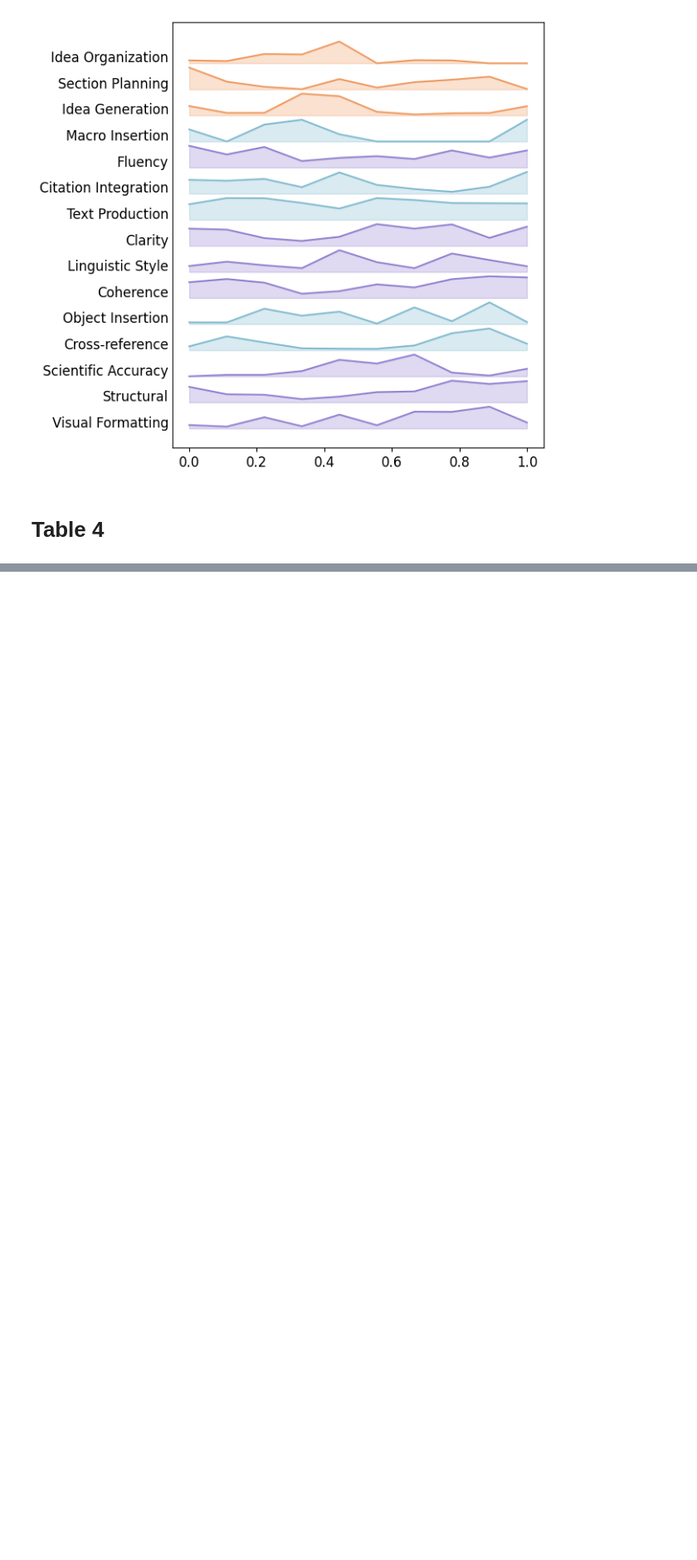
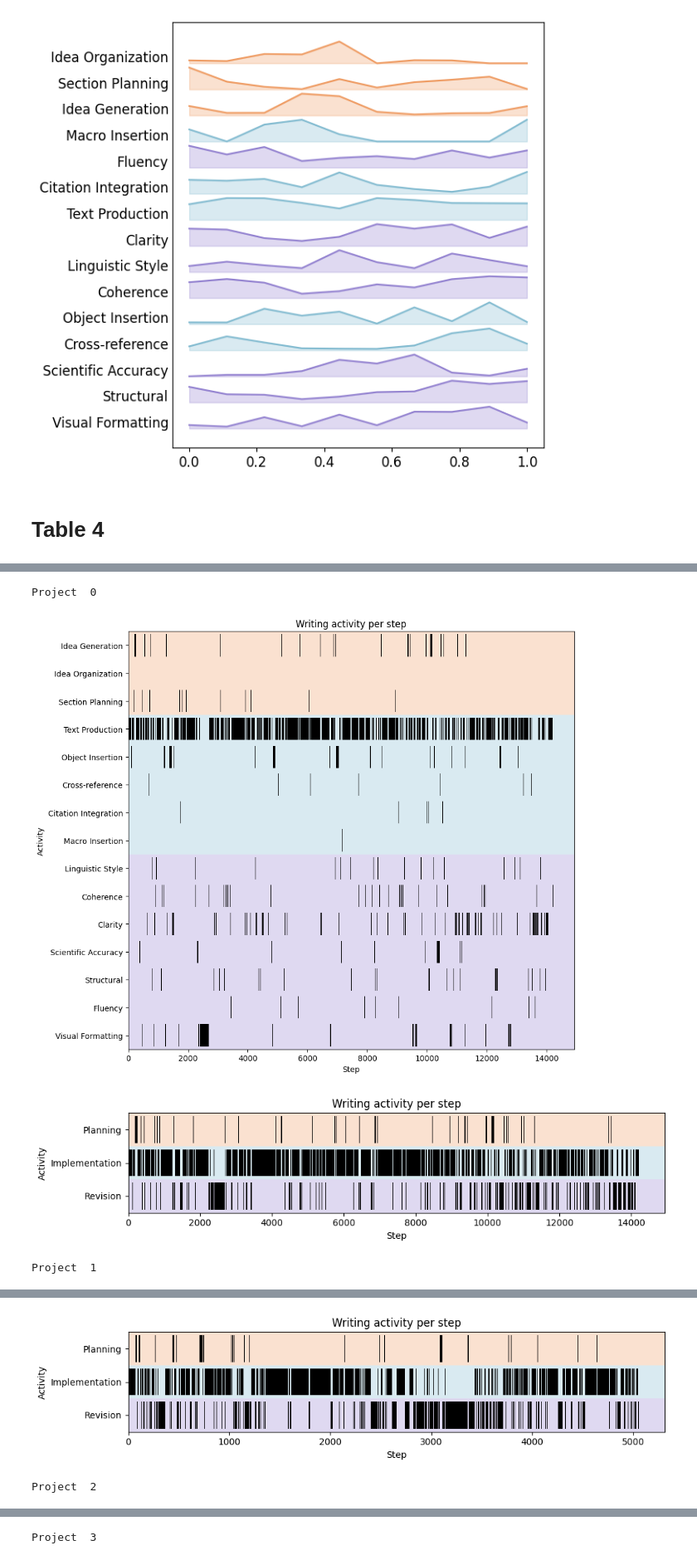
Before and after one commit to minnesotanlp/scholawrite, a Jupyter notebook: analysis/analysis.ipynb, the cells around one changed output, grey strips where cells are left out. Shown at 83% size. Cells and saved outputs as stored; diff of their text form; code cells hidden in the pictures; blank space fills up the shorter version.

Commit message:
Create writing activities graph

```diff
--- a/analysis/analysis.ipynb
+++ b/analysis/analysis.ipynb
@@ -111,7 +120,7 @@ def count_project_words(df, project_id):
 
   print("project_id:", project_id, "words added:", added, "words deleted:", deleted)
 
-for i in range(5):
+for i in all_project:
   count_project_words(df, i)
 # %% [output]
 project_id: 0 words added: 17387 words deleted: 11739
@@ -205,7 +213,8 @@ def plot_wasserstein_distance(data):
     plt.tight_layout()
     plt.show()
 # %%
-for pid in range(5):
+for pid in all_project:
+    print("Project ", pid)
     labels = df[df["project"]==pid]["label"]
     distr = get_label_distr(num_windows, labels)
 
@@ -294,7 +303,8 @@ def plot_distr_figure(distr_dict):
     plt.tight_layout()
     plt.show()
 # %%
-for pid in range(5):
+for pid in all_project:
+    print("Project", pid)
     labels = df[df["project"]==pid]["label"]
     distr = get_label_distr(num_windows, labels)
     plot_distr_figure(distr)
@@ -310,7 +325,7 @@ for pid in range(5):
 expected_order = planning_classes + implement_classes + revision_classes
 label_matrix= pd.DataFrame(0, index=expected_order, columns=expected_order)
 
-for pid in range(5):
+for pid in all_project:
     labels = list(df[df["project"]==pid]["label"])
     for i in range(len(labels)-1):
         label_matrix.loc[labels[i], labels[i+1]] += 1
@@ -318,9 +333,14 @@ for pid in range(5):
 np.fill_diagonal(label_matrix.values, 0)
 
 for label in expected_order:
-    most_next_label = label_matrix.loc[label].idxmax()
-    most_next_label_count = label_matrix.loc[label].max()
-    total_label = label_matrix.loc[label].sum()
-    probability = most_next_label_count / total_label
-    print(label, most_next_label, probability)
+    n = 1
+    top_n = label_matrix.loc[label].nlargest(n).index
+    for next_label in top_n:
+
+        next_label_count = label_matrix.loc[label, next_label]
+        total_label = label_matrix.loc[label].sum()
+
+        probability = next_label_count / total_label
+
+        print(f"{label} -> {next_label} ({probability:.2f})")
 # %% [output]
@@ -341,0 +446,11 @@ Visual Formatting Text Production 0.24702380952380953
+# %%
+for pid in all_project:
+    print("Project ", pid)
+    labels = df[df["project"]==pid]["label"]
+    writing_activities_detailed(labels)
+    writing_activities_broad(labels)
+# %% [output]
+Project  0
+[figure, added]
+[figure, added]
+Project  1
@@ -341,0 +458,2 @@ Visual Formatting Text Production 0.24702380952380953
+[figure, added]
+Project  2
@@ -341,0 +462 @@ Visual Formatting Text Production 0.24702380952380953
+Project  3
```
Also changed, not shown: parts of 11 cells of this notebook.
